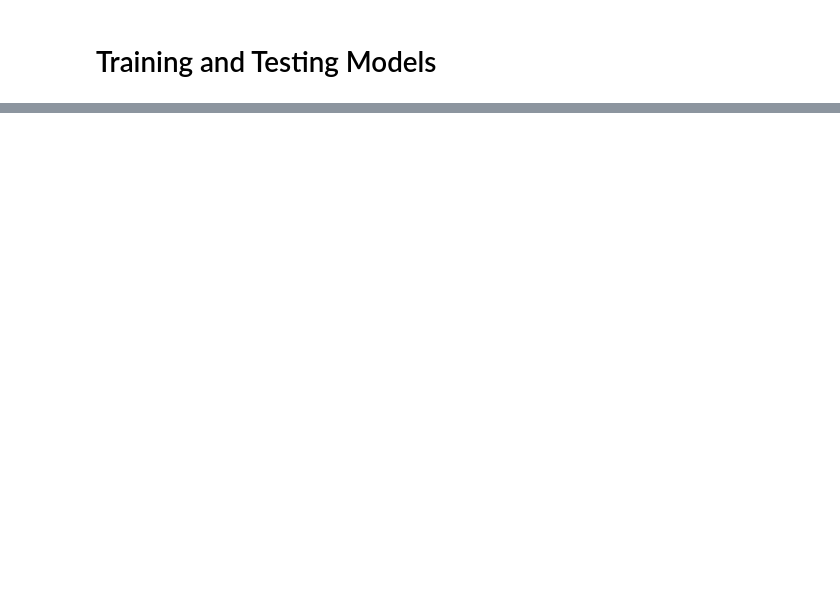
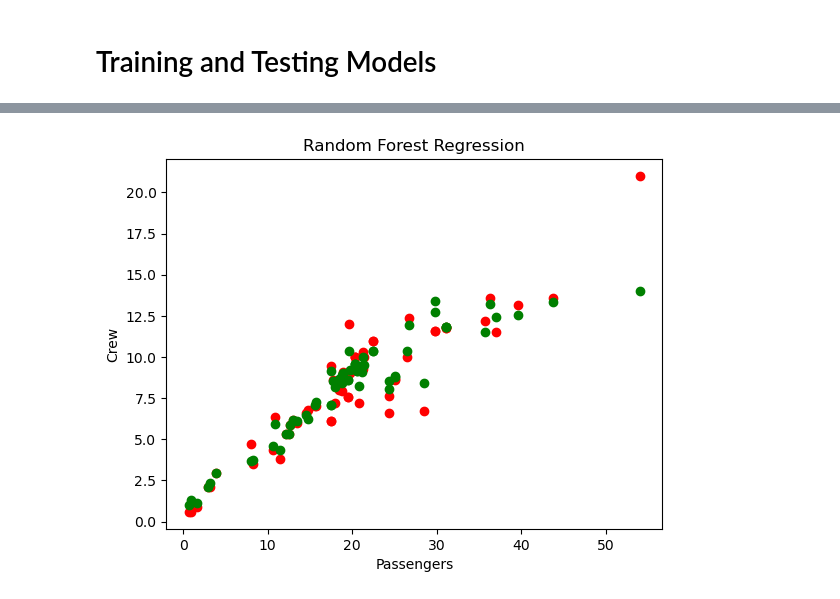
Before and after one commit to gjr140/Random_Forest_Regression, a Jupyter notebook: Random_Forest_Regression.ipynb, the cells around one changed output, grey strips where cells are left out. Saved outputs shown, nothing was run; the diff lists cells and outputs as text; code cells hidden in the pictures; blank space fills up the shorter version.

```diff
--- a/Random_Forest_Regression.ipynb
+++ b/Random_Forest_Regression.ipynb
@@ -325,3 +292,12 @@ r2
+# %%
+plt.scatter(X_test['passengers'].values, y_test, color = 'red')
+plt.scatter(X_test['passengers'].values, y_pred, color = 'green')
+plt.title('Random Forest Regression')
+plt.xlabel('Passengers')
+plt.ylabel('Crew')
+plt.show()
+# %% [output]
+[figure, added]
 # %%
 # Create a residual plot
 plt.scatter(y_pred, y_test - y_pred)
```
Also changed, not shown: parts of 13 cells of this notebook.
